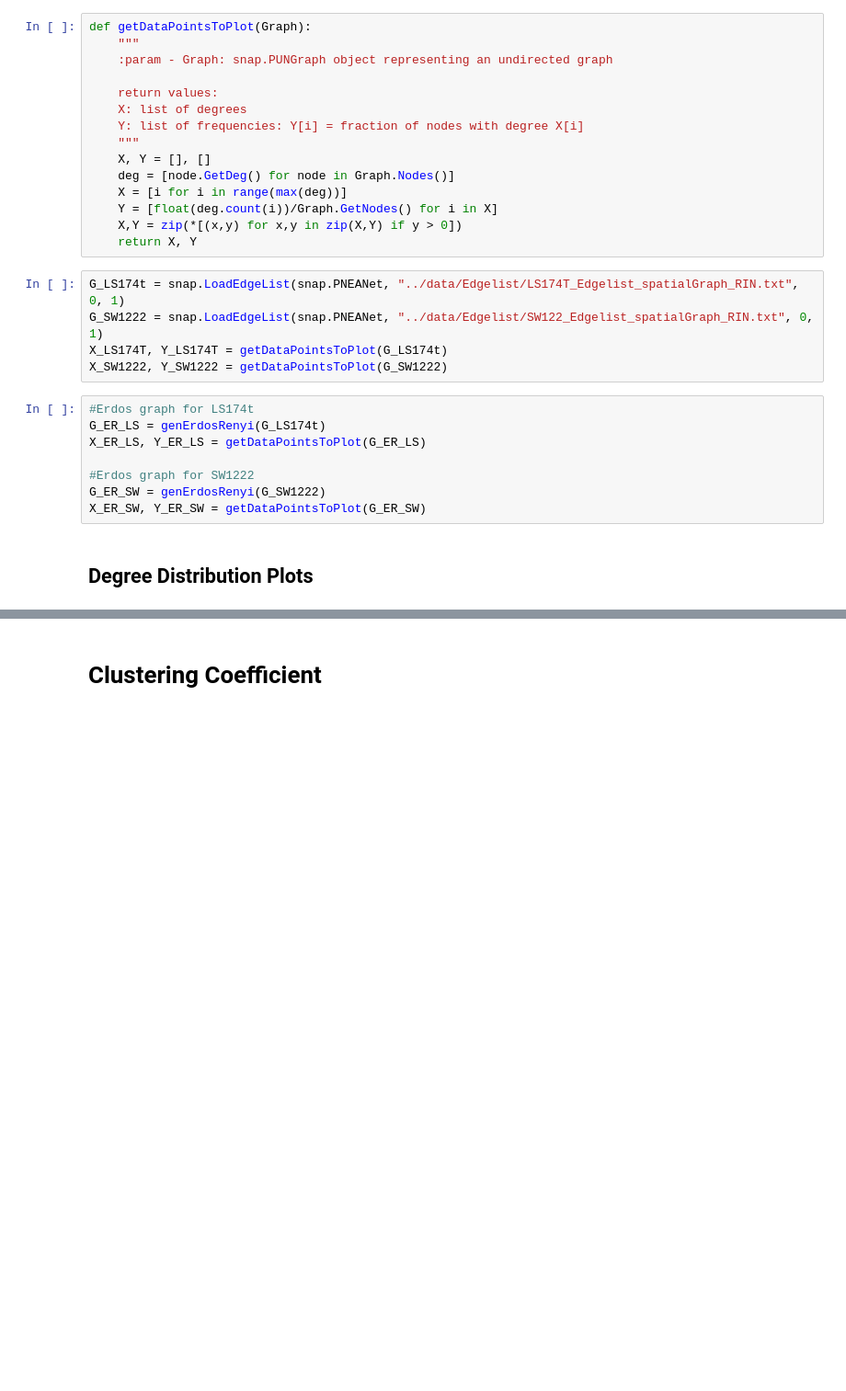
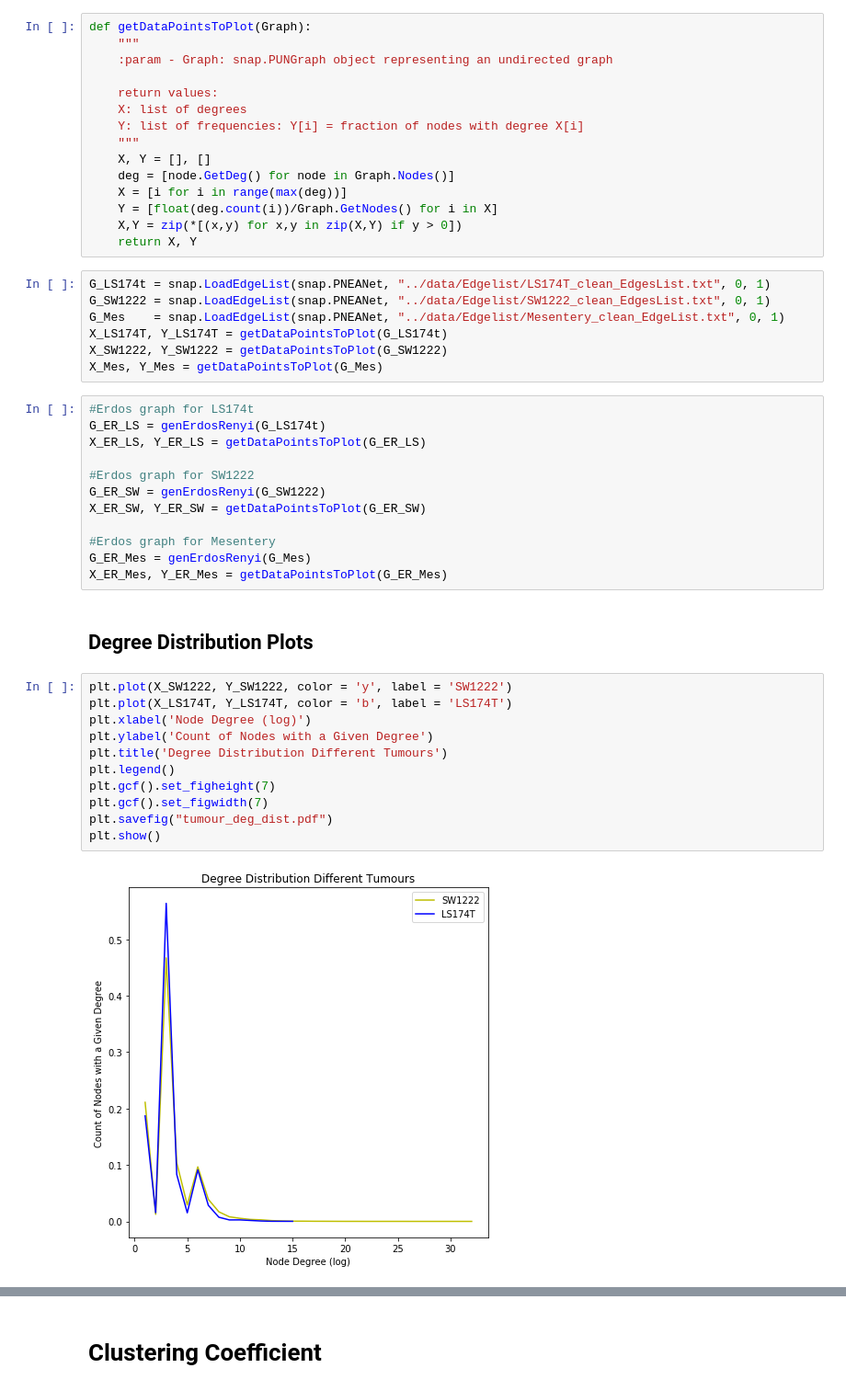
Before and after one commit to magdyksaleh/cs224w_ssm, a Jupyter notebook: notebooks/prelimAnalysis.ipynb, the cells around one changed output, grey strips where cells are left out. Shown: that part at 92% size. Cells and saved outputs as stored; diff of their text form; blank space fills up the shorter version.

```diff
--- a/notebooks/prelimAnalysis.ipynb
+++ b/notebooks/prelimAnalysis.ipynb
@@ -46,10 +46,12 @@ def getDataPointsToPlot(Graph):
     X,Y = zip(*[(x,y) for x,y in zip(X,Y) if y > 0])
     return X, Y
 # %%
-G_LS174t = snap.LoadEdgeList(snap.PNEANet, "../data/Edgelist/LS174T_Edgelist_spatialGraph_RIN.txt", 0, 1)
-G_SW1222 = snap.LoadEdgeList(snap.PNEANet, "../data/Edgelist/SW122_Edgelist_spatialGraph_RIN.txt", 0, 1)
+G_LS174t = snap.LoadEdgeList(snap.PNEANet, "../data/Edgelist/LS174T_clean_EdgesList.txt", 0, 1)
+G_SW1222 = snap.LoadEdgeList(snap.PNEANet, "../data/Edgelist/SW1222_clean_EdgesList.txt", 0, 1)
+G_Mes    = snap.LoadEdgeList(snap.PNEANet, "../data/Edgelist/Mesentery_clean_EdgeList.txt", 0, 1)
 X_LS174T, Y_LS174T = getDataPointsToPlot(G_LS174t)
 X_SW1222, Y_SW1222 = getDataPointsToPlot(G_SW1222)
+X_Mes, Y_Mes = getDataPointsToPlot(G_Mes)
 # %%
 #Erdos graph for LS174t
 G_ER_LS = genErdosRenyi(G_LS174t)
@@ -58,6 +60,23 @@ X_ER_LS, Y_ER_LS = getDataPointsToPlot(G_ER_LS)
 #Erdos graph for SW1222
 G_ER_SW = genErdosRenyi(G_SW1222)
 X_ER_SW, Y_ER_SW = getDataPointsToPlot(G_ER_SW)
+
+#Erdos graph for Mesentery
+G_ER_Mes = genErdosRenyi(G_Mes)
+X_ER_Mes, Y_ER_Mes = getDataPointsToPlot(G_ER_Mes)
 # %% [markdown]
 ## Degree Distribution Plots
+# %%
+plt.plot(X_SW1222, Y_SW1222, color = 'y', label = 'SW1222')
+plt.plot(X_LS174T, Y_LS174T, color = 'b', label = 'LS174T')
+plt.xlabel('Node Degree (log)')
+plt.ylabel('Count of Nodes with a Given Degree')
+plt.title('Degree Distribution Different Tumours')
+plt.legend()
+plt.gcf().set_figheight(7)
+plt.gcf().set_figwidth(7)
+plt.savefig("tumour_deg_dist.pdf")
+plt.show()
+# %% [output]
+[figure, added]
 # %%
```
Also changed, not shown: parts of 7 cells of this notebook, 11 other files.
